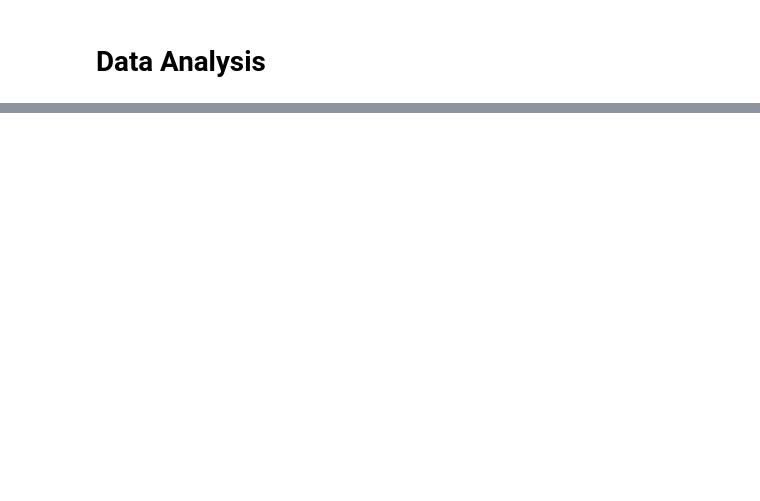
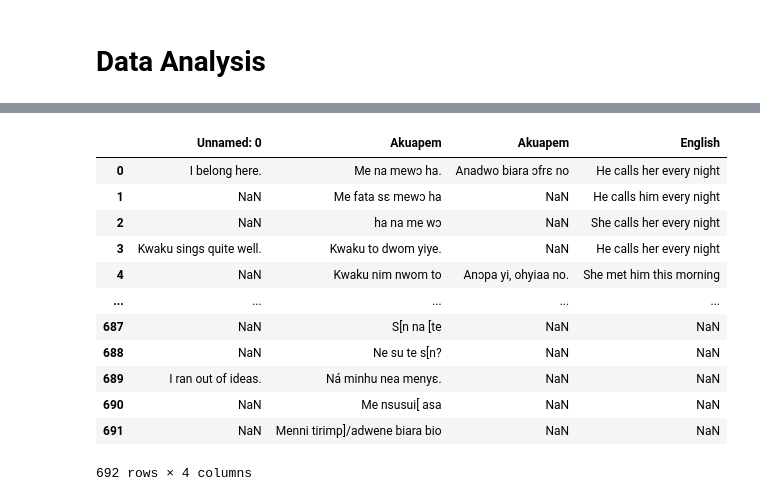
Before and after one commit to Brinkley97/comp-express-mt, a Jupyter notebook: notebook_experiments/data_analysis.ipynb, the cells around one changed output, grey strips where cells are left out. Cells and saved outputs as stored; diff of their text form; code cells hidden in the pictures; blank space fills up the shorter version.

```diff
--- a/notebook_experiments/data_analysis.ipynb
+++ b/notebook_experiments/data_analysis.ipynb
@@ -35,11 +33,0 @@ df
-# %%
-df.rename(columns=
-          {"Unnamed: 0": "English (Source, One)",
-           "Akuapem": "Akan (Target, Many)",
-           "English": "English (Target, Many)"},
-          inplace=True)
-
-
-
-df.rename(columns={"Akuapem": "Akan (Source, One)"}, inplace=True)
-df
@@ -59,0 +34,17 @@ df
+# %%
+cols_to_drop = ['Unnamed: 2']
+DataProcessing.drop_data_from_df(df, cols_to_drop)
+# %% [output]
+|  | Unnamed: 0 | Akuapem | Akuapem | English |
+| 0 | I belong here. | Me na mewɔ ha. | Anadwo biara ɔfrɛ no | He calls her every night |
+| 1 | NaN | Me fata sɛ mewɔ ha | NaN | He calls him every night |
+| 2 | NaN | ha na me wɔ | NaN | She calls her every night |
+| 3 | Kwaku sings quite well. | Kwaku to dwom yiye. | NaN | He calls her every night |
+| 4 | NaN | Kwaku nim nwom to | Anɔpa yi, ohyiaa no. | She met him this morning |
+| ... | ... | ... | ... | ... |
+| 687 | NaN | S[n na [te | NaN | NaN |
+| 688 | NaN | Ne su te s[n? | NaN | NaN |
+| 689 | I ran out of ideas. | Ná minhu nea menyɛ. | NaN | NaN |
+| 690 | NaN | Me nsusui[ asa | NaN | NaN |
+| 691 | NaN | Menni tirimp]/adwene biara bio | NaN | NaN |
+692 rows × 4 columns
```
Also changed, not shown: parts of 23 cells of this notebook, 1 other file.
